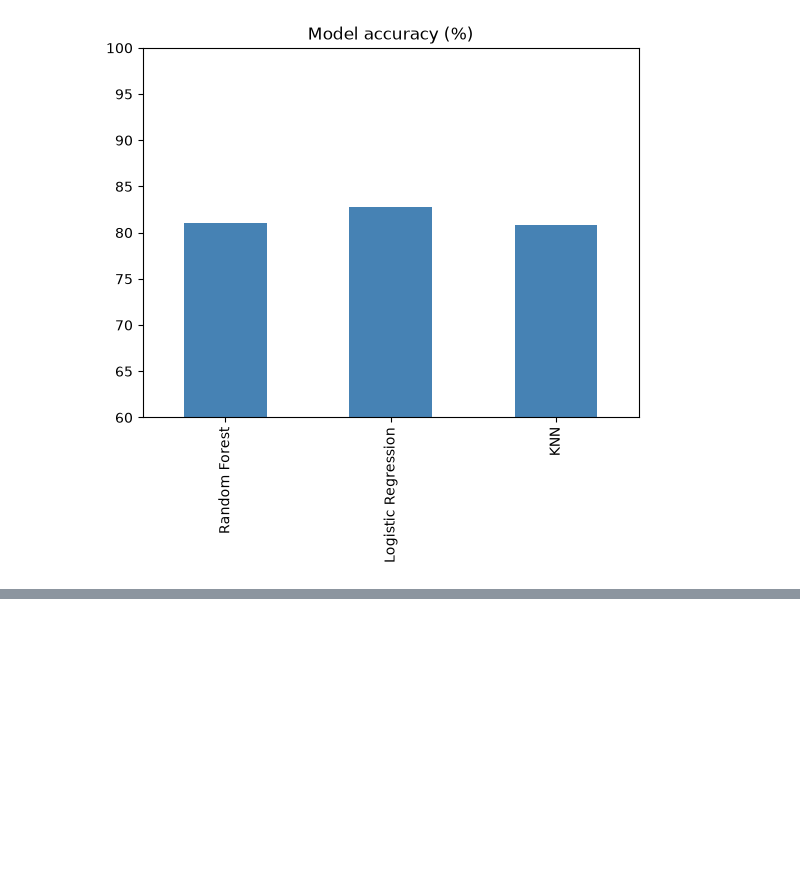
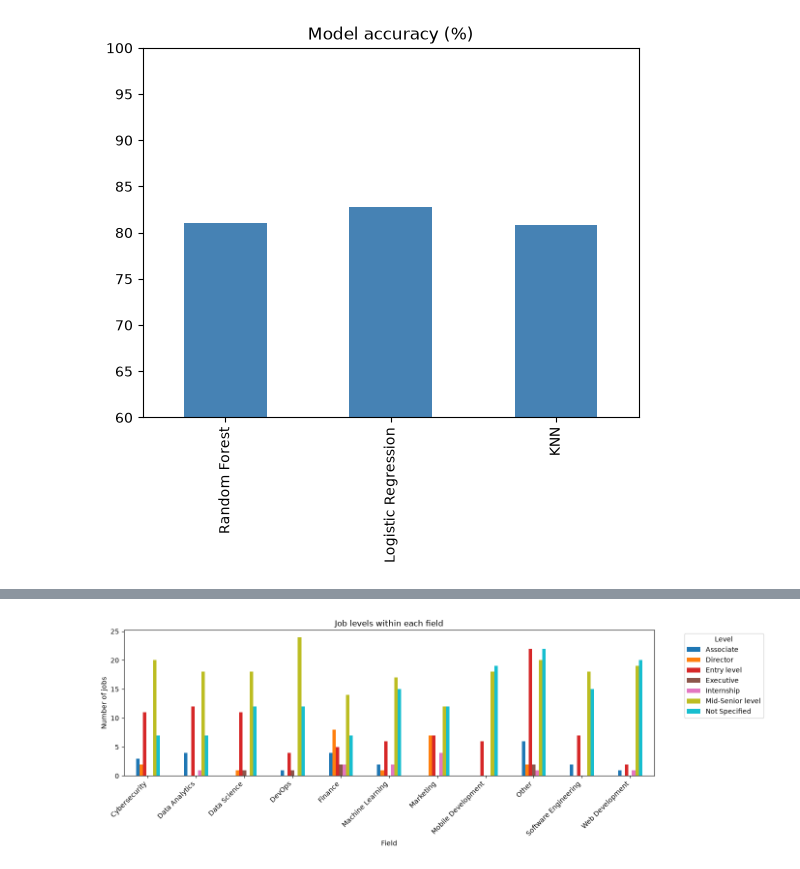
Before and after one commit to Ash2400/StudentJobAnalyzer, a Jupyter notebook: EDA.ipynb, the cells around one changed output, grey strips where cells are left out. Cells and saved outputs as stored; diff of their text form; code cells hidden in the pictures; blank space fills up the shorter version.

```diff
--- a/EDA.ipynb
+++ b/EDA.ipynb
@@ -198,0 +310,14 @@ plt.show()
+# %%
+# Cell 13 — Job level distribution per field
+pivot = jobs.groupby(["field", "level"]).size().unstack(fill_value=0)
+
+pivot.plot(kind="bar", figsize=(14, 5), colormap="tab10")
+plt.title("Job levels within each field")
+plt.xlabel("Field")
+plt.ylabel("Number of jobs")
+plt.xticks(rotation=45, ha="right")
+plt.legend(title="Level", bbox_to_anchor=(1.05, 1))
+plt.tight_layout()
+plt.show()
+# %% [output]
+[figure, added]
```
Also changed, not shown: parts of 15 cells of this notebook.
